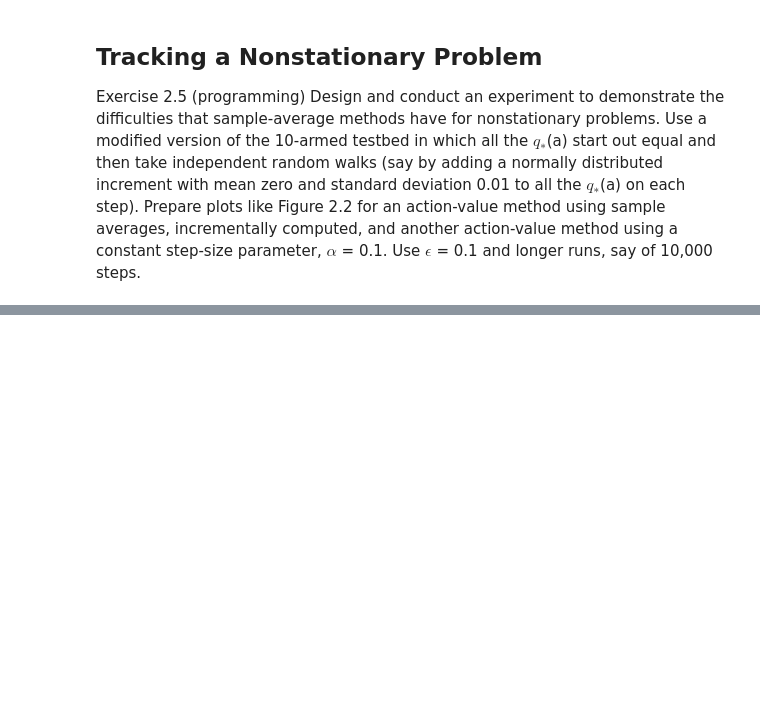
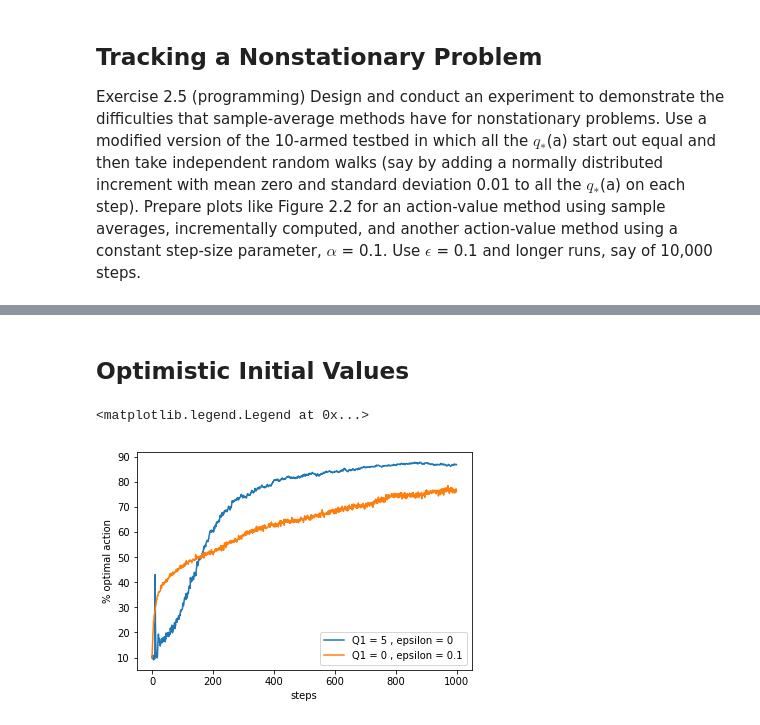
Before and after one commit to amirhossein-hkh/sutton_rl_practice, a Jupyter notebook: Chapter 2.ipynb, the cells around one changed output, grey strips where cells are left out. Cells and saved outputs as stored; diff of their text form; code cells hidden in the pictures; blank space fills up the shorter version.

```diff
--- a/Chapter 2.ipynb
+++ b/Chapter 2.ipynb
@@ -318,0 +324,29 @@ NameError: name 'chose_action_softmax' is not defined
+# %% [markdown]
+## Optimistic Initial Values
+# %%
+import matplotlib.pyplot as plt
+
+#Figure 2.3
+optimistic_initial_value_bandit = Bandit(arms=10, estimation_method=EstimationMethod.CONSTANT_STEP_SIZE, alpha=0.1,
+                                        action_selection_method=ActionSelectionMethod.EPSILON_GREEDY, epsilon=0,
+                                        initial_value_estimation=5.0)
+
+realistic_initial_value_bandit = Bandit(arms=10, estimation_method=EstimationMethod.CONSTANT_STEP_SIZE, alpha=0.1,
+                                       action_selection_method=ActionSelectionMethod.EPSILON_GREEDY, epsilon=0.1,
+                                       initial_value_estimation=0)
+
+optimistic_result = optimistic_initial_value_bandit.simulate(2000, 1000)
+optimistic_best_action = optimistic_result[0]
+
+realistic_result = realistic_initial_value_bandit.simulate(2000, 1000)
+realistic_best_action = realistic_result[0]
+
+%matplotlib inline
+plt.plot(optimistic_best_action * 100, label='Q1 = {} , epsilon = {}'.format(5, 0))
+plt.plot(realistic_best_action * 100, label='Q1 = {} , epsilon = {}'.format(0, 0.1))
+plt.xlabel('steps')
+plt.ylabel('% optimal action')
+plt.legend()
+# %% [output]
+<matplotlib.legend.Legend at 0x...>
+[figure, added]
```
Also changed, not shown: parts of 16 cells of this notebook.
